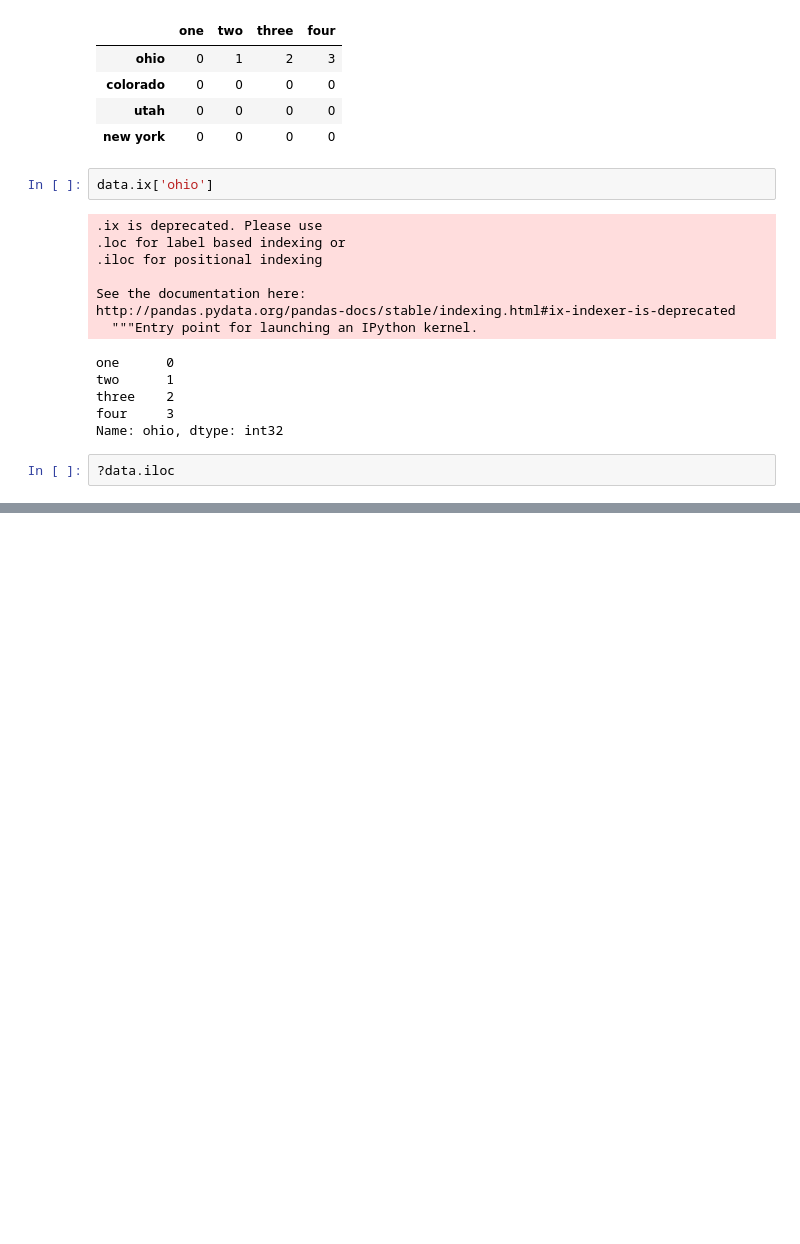
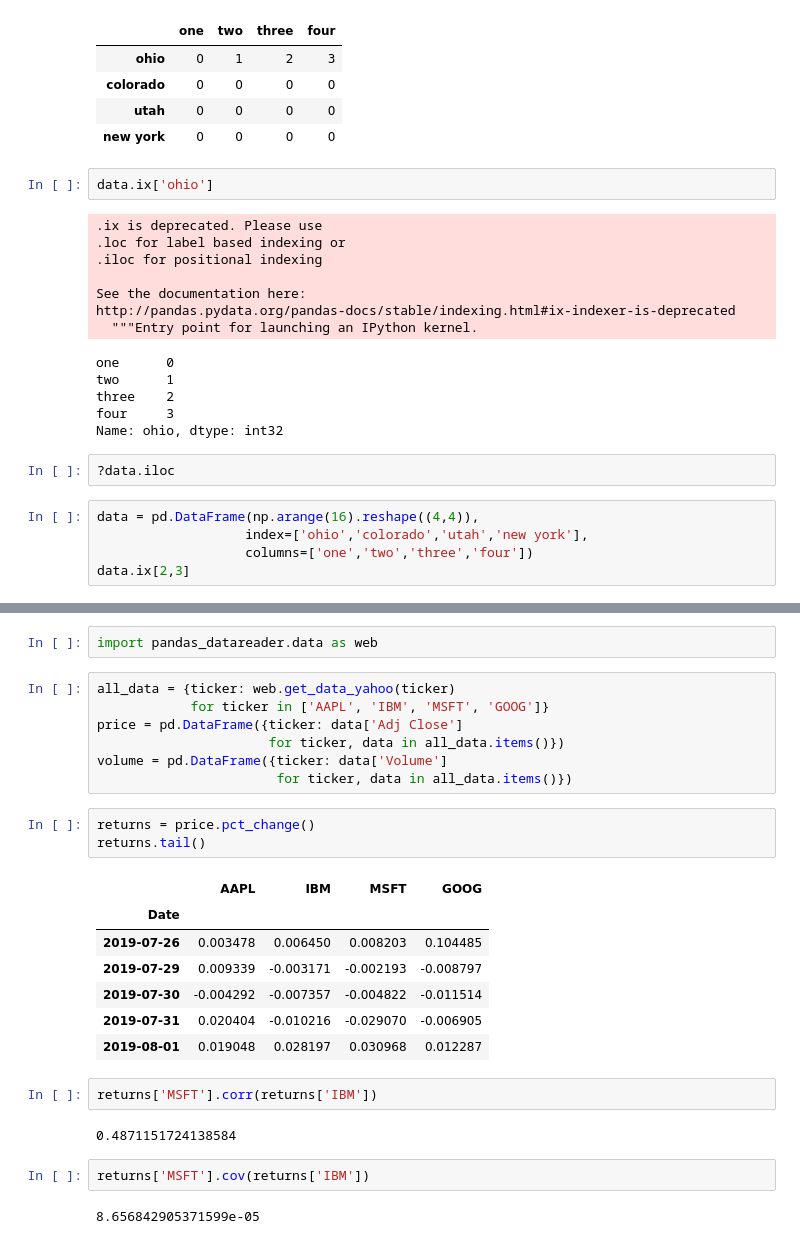
Before and after one commit to xuyagang/pycon, a Jupyter notebook: DA/Exercise/pandas.ipynb, the cells around one changed output, grey strips where cells are left out. Saved outputs shown, nothing was run; the diff lists cells and outputs as text; blank space fills up the shorter version.

```diff
--- a/DA/Exercise/pandas.ipynb
+++ b/DA/Exercise/pandas.ipynb
@@ -329,3 +337,8 @@ four     3
 Name: ohio, dtype: int32
 # %%
 ?data.iloc
+# %%
+data = pd.DataFrame(np.arange(16).reshape((4,4)),
+                   index=['ohio','colorado','utah','new york'],
+                   columns=['one','two','three','four'])
+data.ix[2,3]
@@ -331,0 +740,28 @@ Name: ohio, dtype: int32
+# %%
+import pandas_datareader.data as web
+# %%
+all_data = {ticker: web.get_data_yahoo(ticker)
+            for ticker in ['AAPL', 'IBM', 'MSFT', 'GOOG']}
+price = pd.DataFrame({ticker: data['Adj Close']
+                      for ticker, data in all_data.items()})
+volume = pd.DataFrame({ticker: data['Volume']
+                       for ticker, data in all_data.items()})
+# %%
+returns = price.pct_change()
+returns.tail()
+# %% [output]
+|  | AAPL | IBM | MSFT | GOOG |
+| Date |  |  |  |  |
+| 2019-07-26 | 0.003478 | 0.006450 | 0.008203 | 0.104485 |
+| 2019-07-29 | 0.009339 | -0.003171 | -0.002193 | -0.008797 |
+| 2019-07-30 | -0.004292 | -0.007357 | -0.004822 | -0.011514 |
+| 2019-07-31 | 0.020404 | -0.010216 | -0.029070 | -0.006905 |
+| 2019-08-01 | 0.019048 | 0.028197 | 0.030968 | 0.012287 |
+# %%
+returns['MSFT'].corr(returns['IBM'])
+# %% [output]
+0.4871151724138584
+# %%
+returns['MSFT'].cov(returns['IBM'])
+# %% [output]
+8.656842905371599e-05
```
Also changed, not shown: parts of 64 cells of this notebook, 8 other files.
